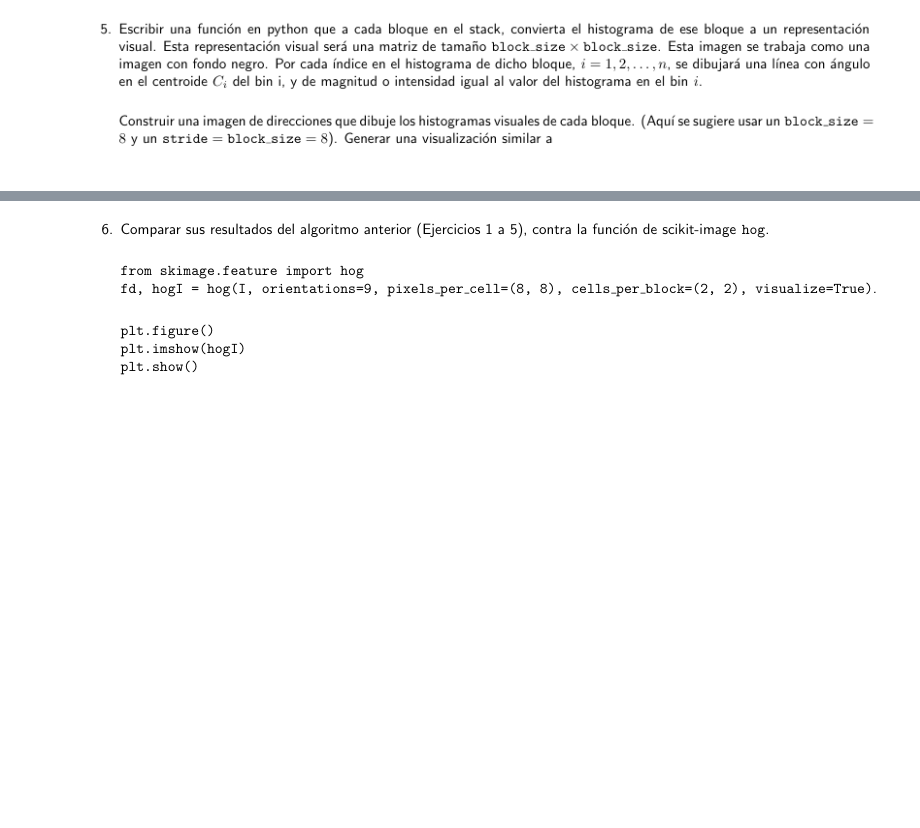
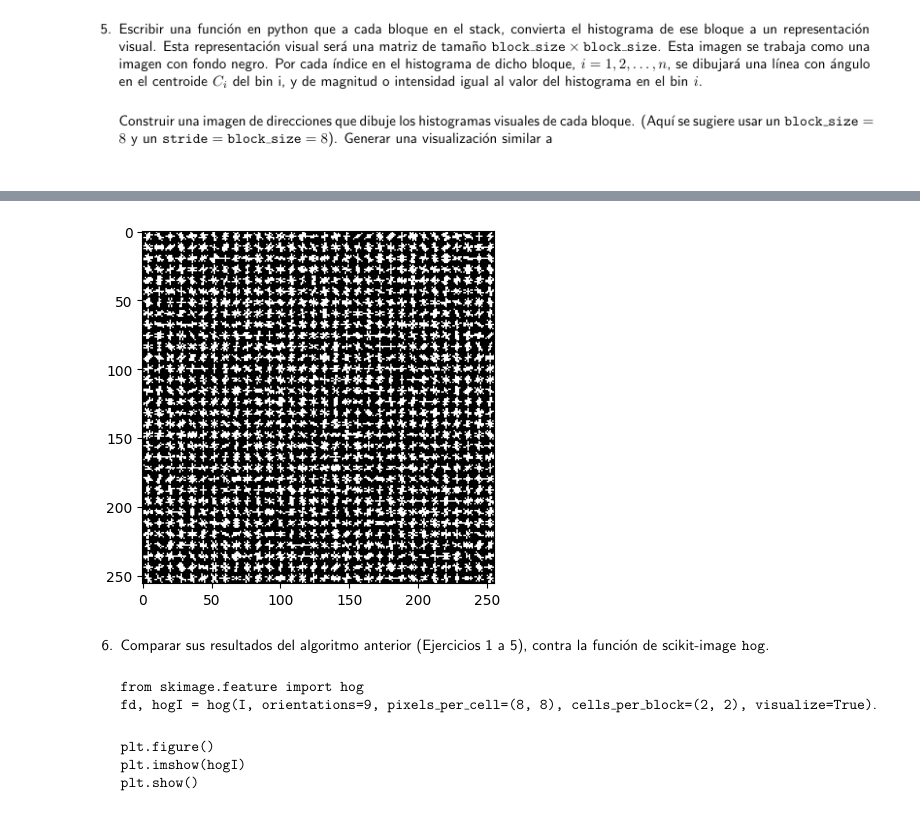
Before and after one commit to XaviAlvarado18/HOG_VC, a Jupyter notebook: main.ipynb, the cells around one changed output, grey strips where cells are left out. Cells and saved outputs as stored; diff of their text form; code cells hidden in the pictures; blank space fills up the shorter version.

```diff
--- a/main.ipynb
+++ b/main.ipynb
@@ -407,0 +439,6 @@ Array completo del histograma final: [[0.10865769 0.0603029  0.03906988 ... 0.05
+# %%
+block_size = 8
+n_bins = 9
+random_histogram = np.random.rand(n_bins)
+
+visual_block = draw_histogram(random_histogram, block_size, n_bins)
@@ -408,2 +487,19 @@ Array completo del histograma final: [[0.10865769 0.0603029  0.03906988 ... 0.05
+# %%
+# Imagen original de 256x256 píxeles
+img_shape = (256, 256)
+num_blocks = (img_shape[0] // block_size) * (img_shape[1] // block_size)
+
+# Simulando histogramas aleatorios por cada bloque
+simulated_histograms = np.random.rand(num_blocks, n_bins)
+
+# Generar imagen de direcciones
+direction_image = build_direction_image(simulated_histograms, img_shape, block_size, n_bins)
+# %%
+plt.figure(figsize=(10, 5))
+plt.subplot(1, 2, 1)
+plt.imshow(direction_image, cmap='gray')
+plt.show()
+# %% [output]
+[figure, added]
 # %% [markdown]
 ![Ejercicio6](embedded-picture-1)
```
Also changed, not shown: parts of 8 cells of this notebook.
